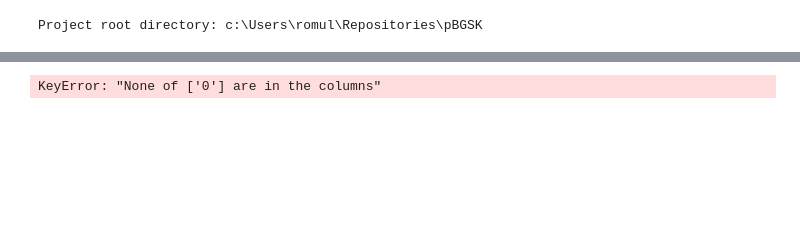
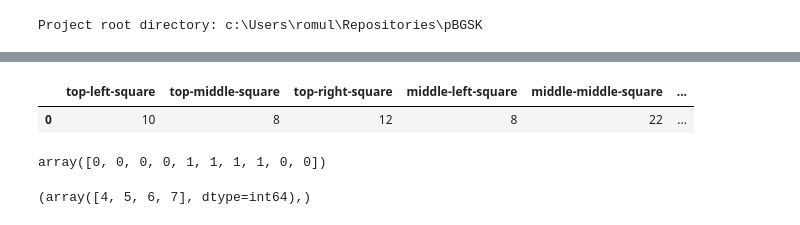
Before and after one commit to Romulol-B/pBGSK, a Jupyter notebook: notebooks/fs-pbgsk.ipynb, the cells around one changed output, grey strips where cells are left out. Saved outputs shown, nothing was run; the diff lists cells and outputs as text; code cells hidden in the pictures; blank space fills up the shorter version.

Commit message:
Ajustes nas DImensões das features junior e senior.

```diff
--- a/notebooks/fs-pbgsk.ipynb
+++ b/notebooks/fs-pbgsk.ipynb
@@ -289,6 +294,0 @@ print(pop.individuals[0].score,pop.individuals[0].numeric_features)
-# %%
-kt =(pop.df).sum(axis=0)/pop.len
-kt = pd.DataFrame(kt)
-kt.set_index(['0']).unstack()
-# %% [output]
-KeyError: "None of ['0'] are in the columns"
@@ -296,0 +295,9 @@ pd.DataFrame(kt).columns
+# %%
+#Rascunho da feature popularity per
+pop.df.columns[:-2]
+k =pop.df.loc[:,pop.df.columns[:-2]].sum(axis=0)
+kf = pd.DataFrame([k] )
+kf
+# %% [output]
+|  | top-left-square | top-middle-square | top-right-square | middle-left-square | middle-middle-square | ... |
+| 0 | 10 | 8 | 12 | 8 | 22 | ... |
@@ -296,0 +315,10 @@ pd.DataFrame(kt).columns
+# %%
+jun_bin_feature
+senior_bin_feature = np.array([1]*total_features) - jun_bin_feature
+senior_bin_feature
+# %% [output]
+array([0, 0, 0, 0, 1, 1, 1, 1, 0, 0])
+# %%
+np.where(senior_bin_feature>0)
+# %% [output]
+(array([4, 5, 6, 7], dtype=int64),)
```
Also changed, not shown: parts of 8 cells of this notebook, 1 other file.
